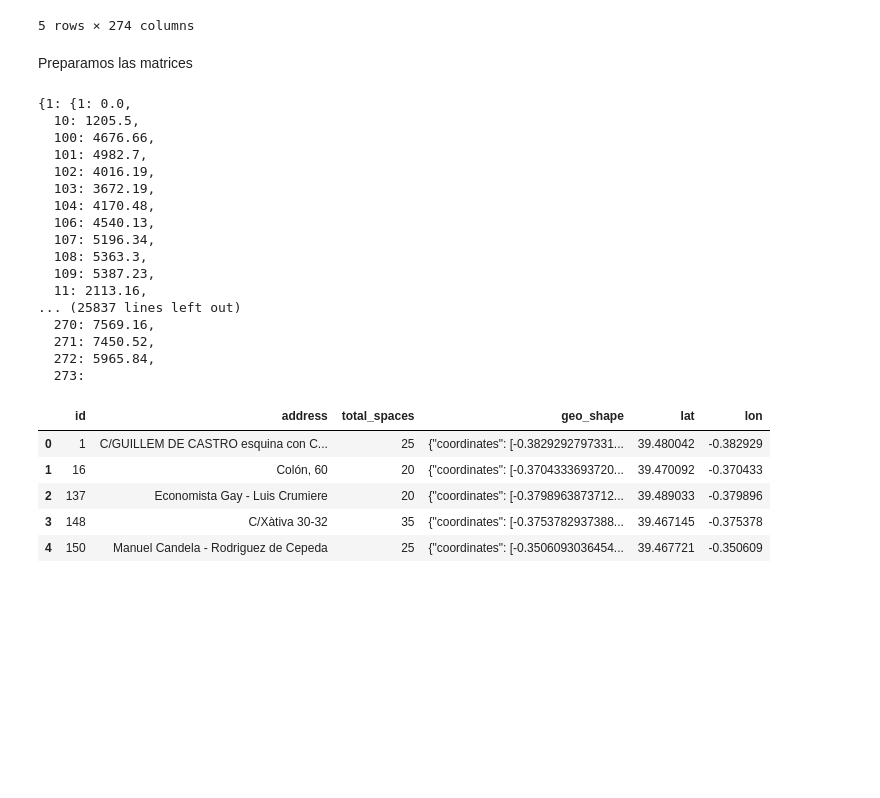
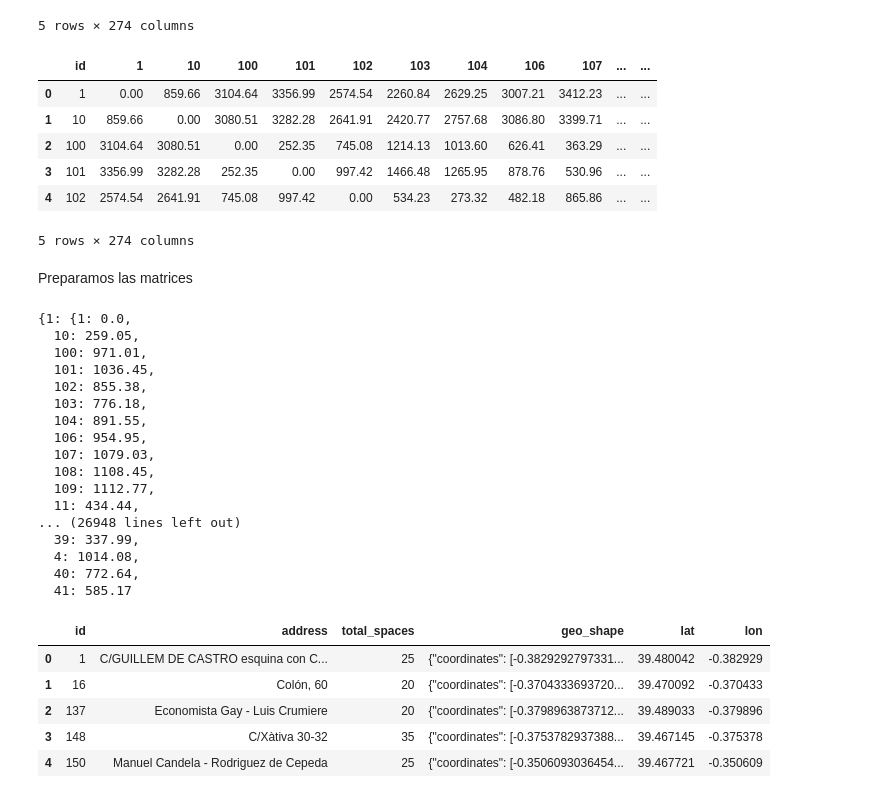
Before and after one commit to andreucs/smart-city, a Jupyter notebook: src/routes.ipynb, the cells around one changed output. Cells and saved outputs as stored; diff of their text form; code cells hidden in the pictures; blank space fills up the shorter version.

```diff
--- a/src/routes.ipynb
+++ b/src/routes.ipynb
@@ -35,6 +35,17 @@ times.head()
 | 3 | 101 | 1092.44 | 1171.60 | 129.06 | 0.00 | 351.03 | 491.56 | 368.86 | 263.03 | 180.97 | ... | ... |
 | 4 | 102 | 836.69 | 917.65 | 229.60 | 319.42 | 0.00 | 235.81 | 106.87 | 162.65 | 262.90 | ... | ... |
 5 rows × 274 columns
+# %%
+times_w = pd.read_csv(f"../data/duration_w_matrix.csv")
+times_w.head()
+# %% [output]
+|  | id | 1 | 10 | 100 | 101 | 102 | 103 | 104 | 106 | 107 | ... | ... |
+| 0 | 1 | 0.00 | 859.66 | 3104.64 | 3356.99 | 2574.54 | 2260.84 | 2629.25 | 3007.21 | 3412.23 | ... | ... |
+| 1 | 10 | 859.66 | 0.00 | 3080.51 | 3282.28 | 2641.91 | 2420.77 | 2757.68 | 3086.80 | 3399.71 | ... | ... |
+| 2 | 100 | 3104.64 | 3080.51 | 0.00 | 252.35 | 745.08 | 1214.13 | 1013.60 | 626.41 | 363.29 | ... | ... |
+| 3 | 101 | 3356.99 | 3282.28 | 252.35 | 0.00 | 997.42 | 1466.48 | 1265.95 | 878.76 | 530.96 | ... | ... |
+| 4 | 102 | 2574.54 | 2641.91 | 745.08 | 997.42 | 0.00 | 534.23 | 273.32 | 482.18 | 865.86 | ... | ... |
+5 rows × 274 columns
 # %% [markdown]
 Preparamos las matrices
 # %%
@@ -57,25 +68,31 @@ T = {
     ext_k: {int(inner_k): v for inner_k, v in inner_dict.items()}
     for ext_k, inner_dict in T.items()
 }
-D
+
+W = times_w.to_dict(orient='index') #diccionario de tiempos
+W = {
+    ext_k: {int(inner_k): v for inner_k, v in inner_dict.items()}
+    for ext_k, inner_dict in T.items()
+}
+W
 # %% [output]
 {1: {1: 0.0,
-  10: 1205.5,
-  100: 4676.66,
-  101: 4982.7,
-  102: 4016.19,
-  103: 3672.19,
-  104: 4170.48,
-  106: 4540.13,
-  107: 5196.34,
-  108: 5363.3,
-  109: 5387.23,
-  11: 2113.16,
-... (25837 lines left out)
-  270: 7569.16,
-  271: 7450.52,
-  272: 5965.84,
-  273:
+  10: 259.05,
+  100: 971.01,
+  101: 1036.45,
+  102: 855.38,
+  103: 776.18,
+  104: 891.55,
+  106: 954.95,
+  107: 1079.03,
+  108: 1108.45,
+  109: 1112.77,
+  11: 434.44,
+... (26948 lines left out)
+  39: 337.99,
+  4: 1014.08,
+  40: 772.64,
+  41: 585.17
 # %%
 df_bikes = pd.read_csv(f"../data/bike_stations.csv")
 df_bikes.head()
```
Also changed, not shown: parts of 30 cells of this notebook, 4 other files.
